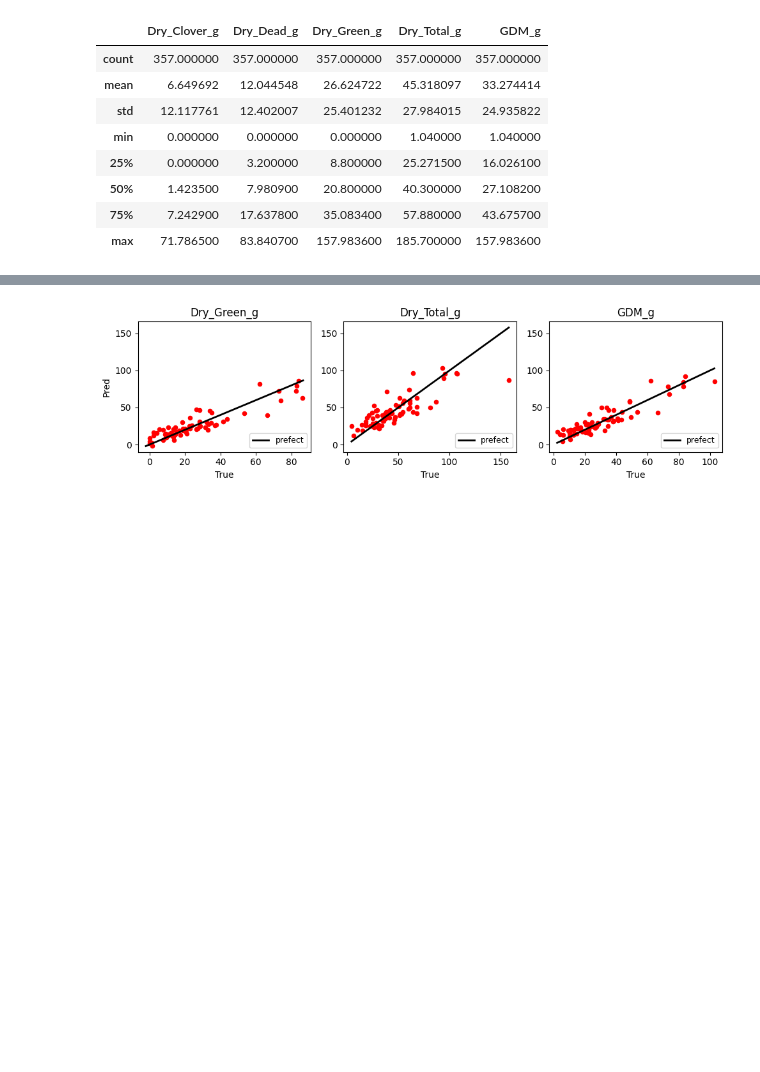
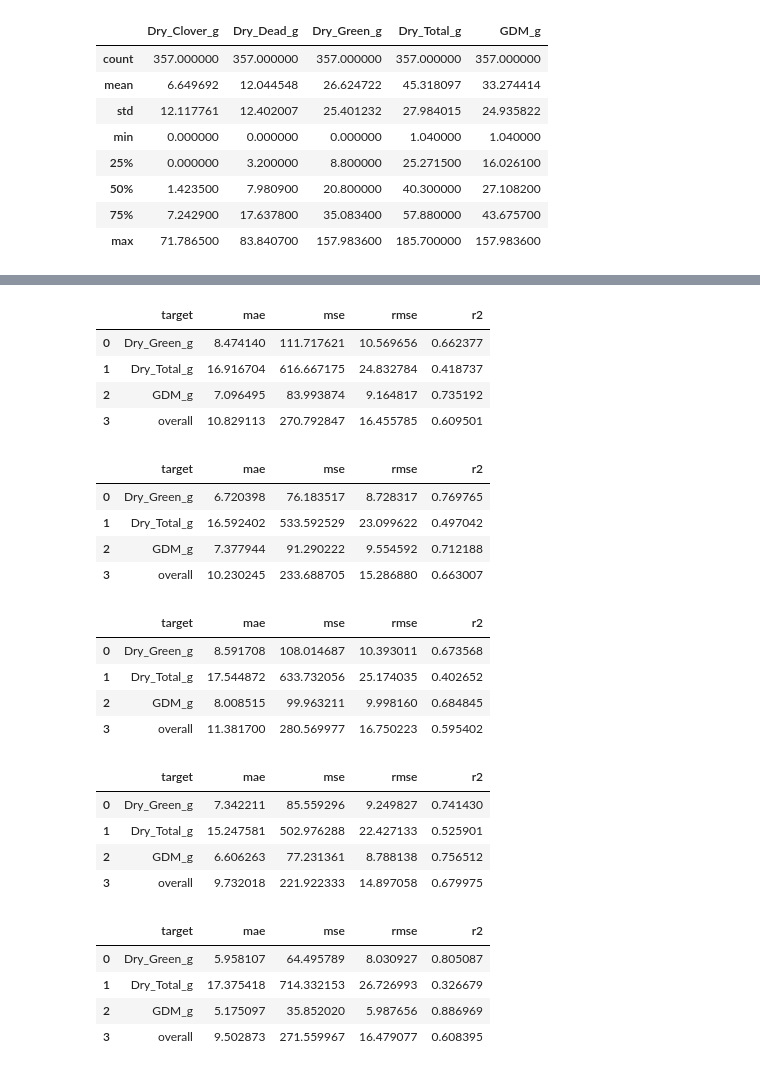
Before and after one commit to khchoi-physik/csiro_biomass, a Jupyter notebook: dinov2_cnn_v3_nvidia.ipynb, the cells around one changed output, grey strips where cells are left out. Cells and saved outputs as stored; diff of their text form; code cells hidden in the pictures; blank space fills up the shorter version.

```diff
--- a/dinov2_cnn_v3_nvidia.ipynb
+++ b/dinov2_cnn_v3_nvidia.ipynb
@@ -317,17 +238,0 @@ metric_df.to_csv(os.path.join(model_dir, f'metric_{model_name}.csv'), index=Fals
-# %%
-fig, axes = plt.subplots(1, 3, figsize=(10, 3))
-
-for i , tar in enumerate(primary_target):
-    y_true, y_pred = targ_list[:,i], pred_list[:,i]
-    min_val = min(min(y_true), min(y_pred))
-    max_val = max(max(y_true), max(y_pred))
-    axes[i].scatter(y_true, y_pred, alpha=1, c='r', s= 20)
-    if i>0: axes[i].sharey(axes[0]);
-    else : axes[i].set_ylabel('Pred')
-    axes[i].set_xlabel('True')
-    axes[i].set_title(f'{tar}')
-    axes[i].plot([min_val, max_val], [min_val, max_val], c='k', lw=2, label = 'prefect')
-    axes[i].legend(loc = 'lower right', fontsize = 9)
-plt.tight_layout(); plt.show()
-# %% [output]
-[figure, removed]
@@ -352,0 +239,51 @@ plt.tight_layout(); plt.show()
+# %%
+from sklearn.metrics import mean_squared_error, r2_score, mean_absolute_error
+
+for j, pred_lists in enumerate(fold_preds):
+    metric_data = []
+
+    for i , tar in enumerate(primary_target):
+        y_true, y_pred = targ_list[:,i], pred_lists[:,i]
+        mae = mean_absolute_error(y_true, y_pred)
+        mse = mean_squared_error(y_true, y_pred)
+        rmse = np.sqrt(mse)
+        r2 = r2_score(y_true, y_pred)
+
+        metric_data.append({ 'target': tar, 'mae': mae, 'mse': mse, 'rmse': rmse, 'r2': r2})
+
+    metric_data.append({
+        'target' : 'overall',
+        'mae': mean_absolute_error(targ_list.flatten(), pred_lists.flatten()),
+        'mse': mean_squared_error(targ_list.flatten(), pred_lists.flatten()),
+        'rmse': np.sqrt(mean_squared_error(targ_list.flatten(), pred_lists.flatten())),
+        'r2': r2_score(targ_list.flatten(), pred_lists.flatten())})
+
+    metric_df = pd.DataFrame(metric_data)
+    display(metric_df)
+    metric_df.to_csv(os.path.join(model_dir, f'metric_{model_name}_fold_{j}_.csv'), index=False)
+# %% [output]
+|  | target | mae | mse | rmse | r2 |
+| 0 | Dry_Green_g | 8.474140 | 111.717621 | 10.569656 | 0.662377 |
+| 1 | Dry_Total_g | 16.916704 | 616.667175 | 24.832784 | 0.418737 |
+| 2 | GDM_g | 7.096495 | 83.993874 | 9.164817 | 0.735192 |
+| 3 | overall | 10.829113 | 270.792847 | 16.455785 | 0.609501 |
+|  | target | mae | mse | rmse | r2 |
+| 0 | Dry_Green_g | 6.720398 | 76.183517 | 8.728317 | 0.769765 |
+| 1 | Dry_Total_g | 16.592402 | 533.592529 | 23.099622 | 0.497042 |
+| 2 | GDM_g | 7.377944 | 91.290222 | 9.554592 | 0.712188 |
+| 3 | overall | 10.230245 | 233.688705 | 15.286880 | 0.663007 |
+|  | target | mae | mse | rmse | r2 |
+| 0 | Dry_Green_g | 8.591708 | 108.014687 | 10.393011 | 0.673568 |
+| 1 | Dry_Total_g | 17.544872 | 633.732056 | 25.174035 | 0.402652 |
+| 2 | GDM_g | 8.008515 | 99.963211 | 9.998160 | 0.684845 |
+| 3 | overall | 11.381700 | 280.569977 | 16.750223 | 0.595402 |
+|  | target | mae | mse | rmse | r2 |
+| 0 | Dry_Green_g | 7.342211 | 85.559296 | 9.249827 | 0.741430 |
+| 1 | Dry_Total_g | 15.247581 | 502.976288 | 22.427133 | 0.525901 |
+| 2 | GDM_g | 6.606263 | 77.231361 | 8.788138 | 0.756512 |
+| 3 | overall | 9.732018 | 221.922333 | 14.897058 | 0.679975 |
+|  | target | mae | mse | rmse | r2 |
+| 0 | Dry_Green_g | 5.958107 | 64.495789 | 8.030927 | 0.805087 |
+| 1 | Dry_Total_g | 17.375418 | 714.332153 | 26.726993 | 0.326679 |
+| 2 | GDM_g | 5.175097 | 35.852020 | 5.987656 | 0.886969 |
+| 3 | overall | 9.502873 | 271.559967 | 16.479077 | 0.608395 |
```
Also changed, not shown: parts of 10 cells of this notebook, 2 other files.
